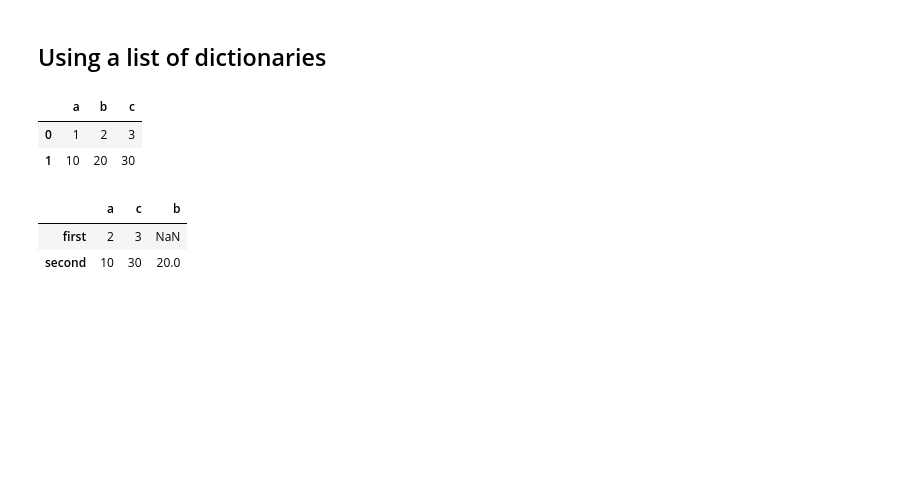
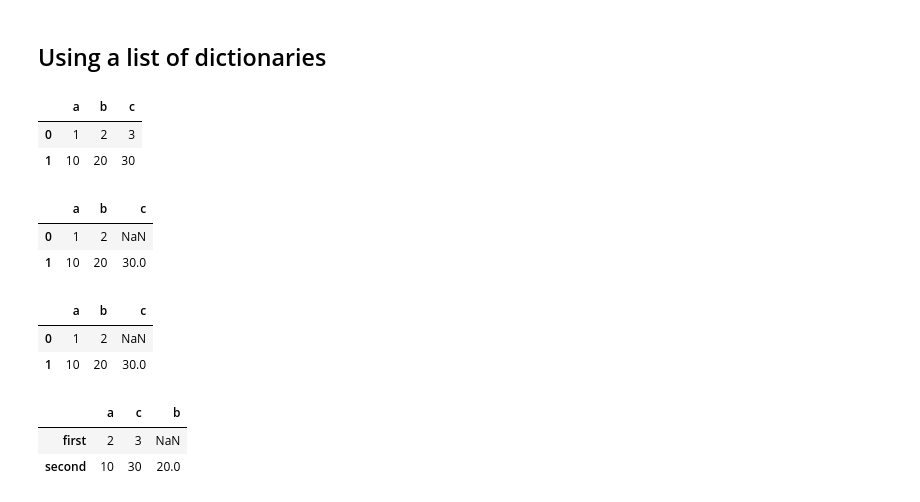
Before and after one commit to laxmanclinilaunch-hub/Python-7-8-, a Jupyter notebook: 2.EDA/Introduction_to_Pandas.ipynb, the cells around one changed output. Saved outputs shown, nothing was run; the diff lists cells and outputs as text; code cells hidden in the pictures; blank space fills up the shorter version.

```diff
--- a/2.EDA/Introduction_to_Pandas.ipynb
+++ b/2.EDA/Introduction_to_Pandas.ipynb
@@ -188,5 +190,31 @@ df
 |  | a | b | c |
 | 0 | 1 | 2 | 3 |
 | 1 | 10 | 20 | 30 |
+# %%
+# Initialise the list of dictionaries
+list_of_dicts = [  {'a': 1, 'b': 2}, {'a':10, 'b': 20, 'c': 30}  ]
+
+# Create the DataFrame
+df = pd.DataFrame(list_of_dicts)
+
+# Print the dataframe
+df
+# %% [output]
+|  | a | b | c |
+| 0 | 1 | 2 | NaN |
+| 1 | 10 | 20 | 30.0 |
+# %%
+# Initialise the list of dictionaries
+list_of_dicts = [  {'a': 1, 'b': 2,"c":np.nan}, {'a':10, 'b': 20, 'c': 30}  ]
+
+# Create the DataFrame
+df = pd.DataFrame(list_of_dicts)
+
+# Print the dataframe
+df
+# %% [output]
+|  | a | b | c |
+| 0 | 1 | 2 | NaN |
+| 1 | 10 | 20 | 30.0 |
 # %%
 # What happens if the number of keys are different in the two dictionaries
```
Also changed, not shown: parts of 17 cells of this notebook, 1 other file.
